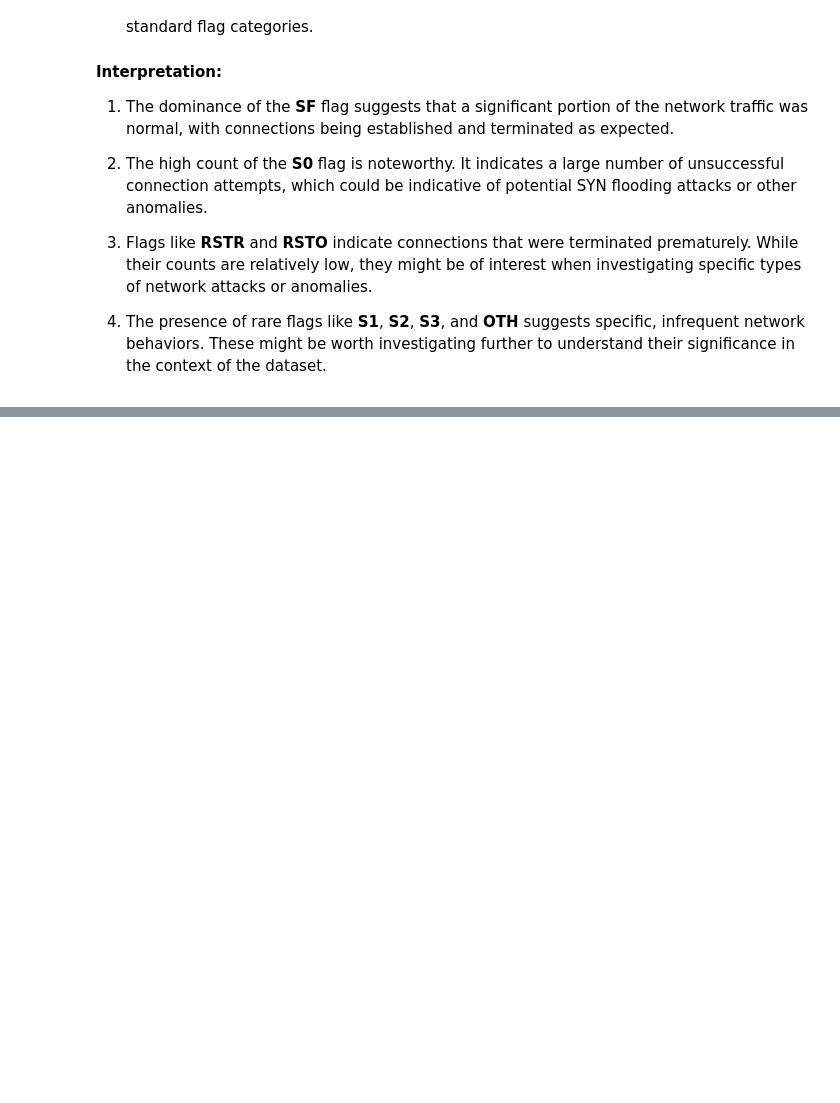
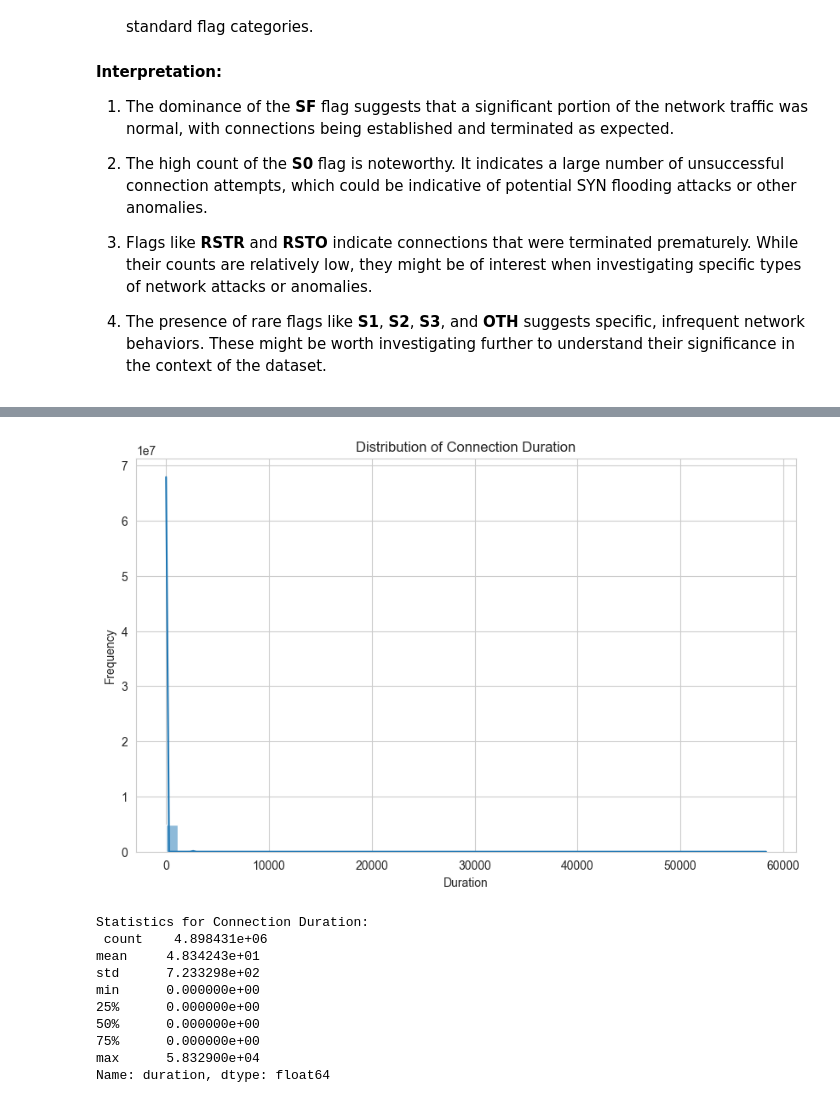
Before and after one commit to akashmanujaya/Dynamic-Graph-Embeddings-for-Real-Time-Anomaly-Detection-in-Network-Traffic, a Jupyter notebook: eda.ipynb, the cells around one changed output, grey strips where cells are left out. Saved outputs shown, nothing was run; the diff lists cells and outputs as text; code cells hidden in the pictures; blank space fills up the shorter version.

```diff
--- a/eda.ipynb
+++ b/eda.ipynb
@@ -355,0 +358,22 @@ Flags in network traffic data represent the state of the connection. Here's a br
+# %%
+plt.figure(figsize=(10, 6))
+sns.histplot(df['duration'], kde=True, bins=50)
+plt.title('Distribution of Connection Duration')
+plt.xlabel('Duration')
+plt.ylabel('Frequency')
+plt.show()
+
+duration_stats = df['duration'].describe()
+print("Statistics for Connection Duration:\n", duration_stats)
+# %% [output]
+[figure, added]
+Statistics for Connection Duration:
+ count    4.898431e+06
+mean     4.834243e+01
+std      7.233298e+02
+min      0.000000e+00
+25%      0.000000e+00
+50%      0.000000e+00
+75%      0.000000e+00
+max      5.832900e+04
+Name: duration, dtype: float64
```
Also changed, not shown: parts of 6 cells of this notebook, 1 other file.
